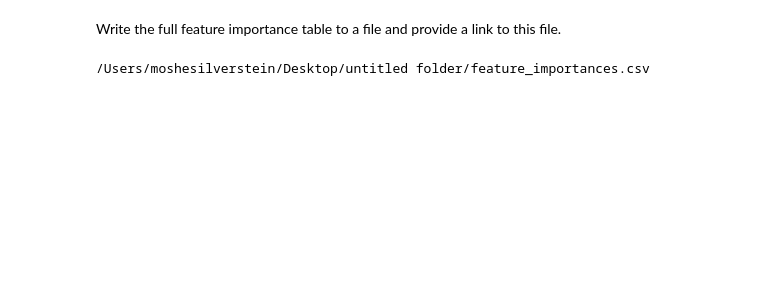
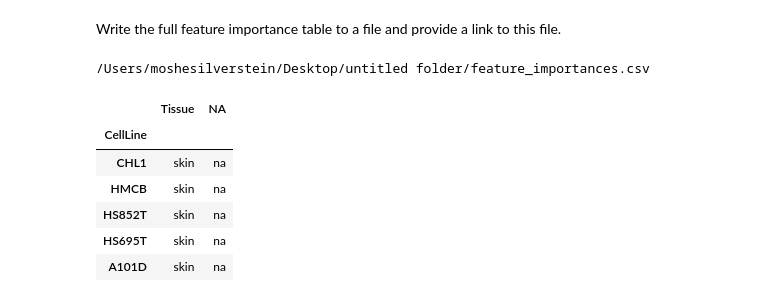
Before and after one commit to MaayanLab/Predict-Barrier-Complex-Genes, a Jupyter notebook: Predict_ P53_Targets .ipynb, the cells around one changed output. Saved outputs shown, nothing was run; the diff lists cells and outputs as text; code cells hidden in the pictures; blank space fills up the shorter version.

```diff
--- a/Predict_ P53_Targets .ipynb
+++ b/Predict_ P53_Targets .ipynb
@@ -481,3 +493,16 @@ from IPython.display import FileLink
 FileLink('feature_importances.csv')
 # %% [output]
 /Users/moshesilverstein/Desktop/untitled folder/feature_importances.csv
+# %%
+metadata = pd.read_csv('attribute_list_entries.txt', sep='\t')
+# %%
+metadata.set_index('CellLine', inplace=True)
+metadata.head()
+# %% [output]
+|  | Tissue | NA |
+| CellLine |  |  |
+| CHL1 | skin | na |
+| HMCB | skin | na |
+| HS852T | skin | na |
+| HS695T | skin | na |
+| A101D | skin | na |
```
Also changed, not shown: parts of 6 cells of this notebook.
